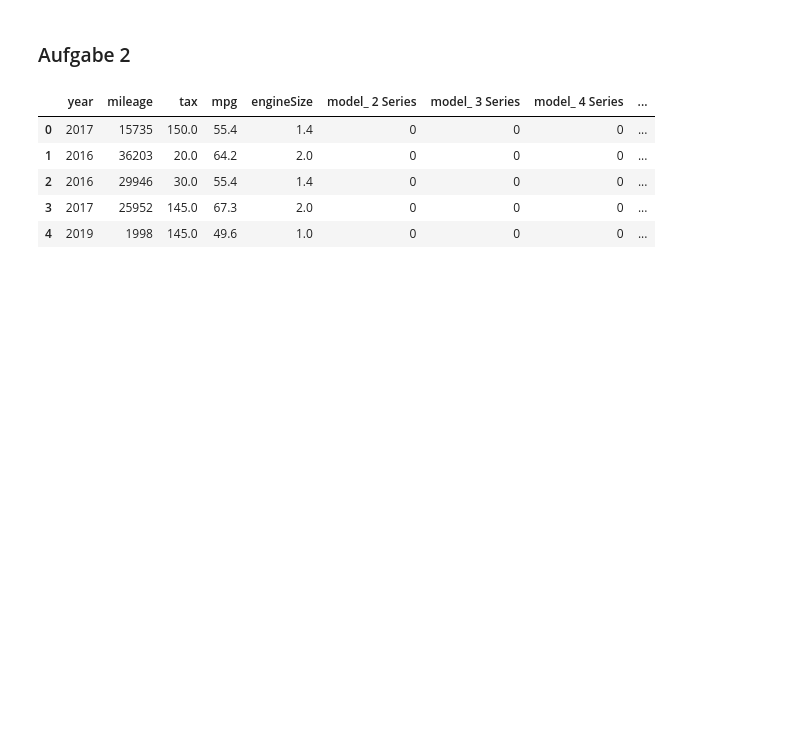
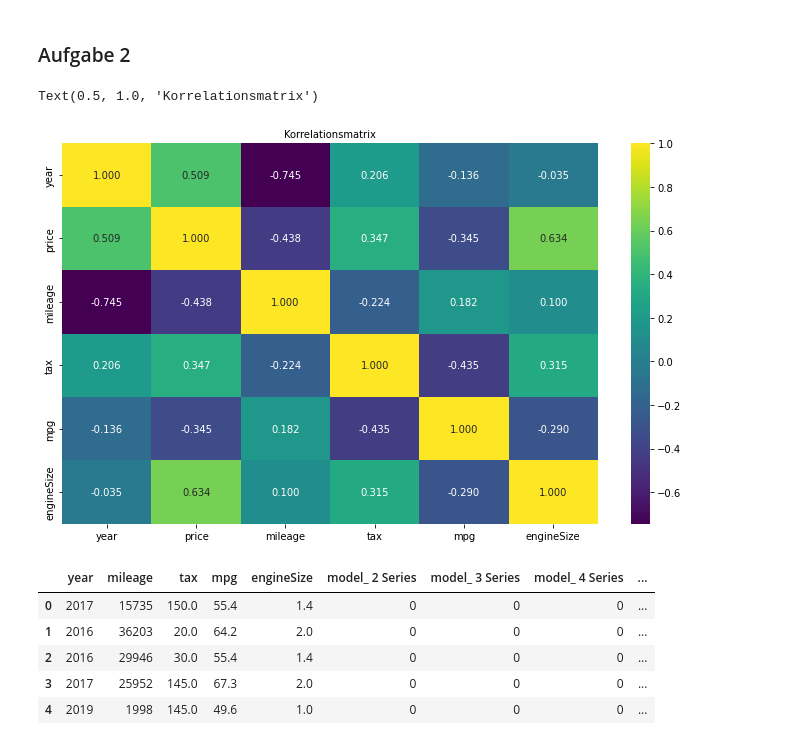
Before and after one commit to Kaetherine/BI-Uebungsblaetter, a Jupyter notebook: LE2/BI23_Uebungsblatt_LE2_ML.ipynb, the cells around one changed output. Cells and saved outputs as stored; diff of their text form; code cells hidden in the pictures; blank space fills up the shorter version.

```diff
--- a/LE2/BI23_Uebungsblatt_LE2_ML.ipynb
+++ b/LE2/BI23_Uebungsblatt_LE2_ML.ipynb
@@ -438,3 +449,12 @@ car_data = car_data.dropna(axis=0)
+# %%
+# Erstellt mindestens eine Visualisierung der Daten
+fig, ax= plt.subplots(figsize=(12,7))
+sns.heatmap(car_data.corr(), annot=True, cmap='viridis',
+            fmt='0.3f',ax=ax)
+ax.set_title('Korrelationsmatrix', fontsize=10)
+# %% [output]
+Text(0.5, 1.0, 'Korrelationsmatrix')
+[figure, added]
 # %%
 # Unser Datensatz besteht nicht nur aus numerischen Variablen sondern auch aus kategorischen.
 # Kategorische Variablen lassen sich nicht "einfach so" als Einflussvariablen für den Entscheidungsbaum nutzen.
```
Also changed, not shown: parts of 19 cells of this notebook.
